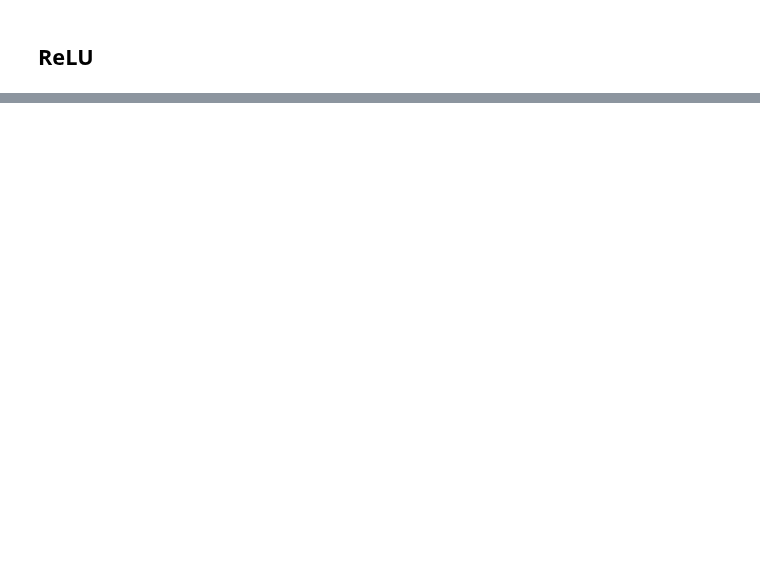
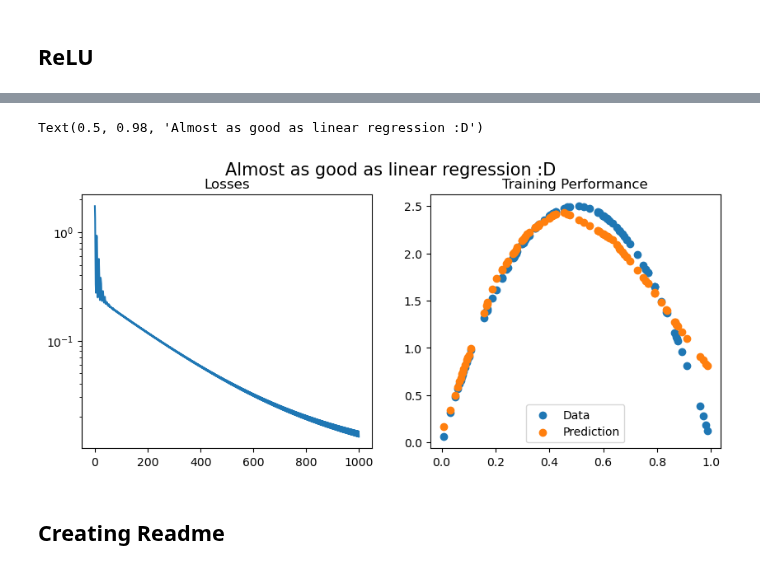
Before and after one commit to emenier/backpropagation, a Jupyter notebook: backpropagation_numpy.ipynb, the cells around one changed output, grey strips where cells are left out. Cells and saved outputs as stored; diff of their text form; code cells hidden in the pictures; blank space fills up the shorter version.

```diff
--- a/backpropagation_numpy.ipynb
+++ b/backpropagation_numpy.ipynb
@@ -209,3 +211,42 @@ Text(0.5, 0.98, 'Almost as good as linear regression :D')
+# %%
+x = np.random.uniform(0.,1.,size=100).reshape(-1,1)
+y = 10*(-x**2+x)
+sizes = [1,64,128,64,1]
+lossfunc = MSELoss()
+network = MLP(sizes,act=ReLU(),init=1e-4)
+lr = 1e-3
+wd = 1e-4
+losses = []
+batch_size = 50
+# %%
+pbar = tqdm(range(500))
+for i in pbar:
+    for j in range(int(x.shape[0]/batch_size)):
+        x_j, y_j = x[j*batch_size:(j+1)*batch_size], y[j*batch_size:(j+1)*batch_size]
+        out = network(x_j)
+        loss, adjoint_state = lossfunc(out,y_j)
+        network.backpropagate(out,adjoint_state)
+        network.gradient_step(lr,wd)
+        losses.append(loss)
+    pbar.set_description('Loss : {:.3e}'.format(loss))
+# %%
+out = network(x)
+fig, axs= plt.subplots(ncols=2,figsize=(10,4))
+plt.sca(axs[0])
+plt.semilogy(losses)
+plt.title('Losses')
+plt.sca(axs[1])
+plt.title('Training Performance')
+
+plt.scatter(x,y,label='Data')
+plt.scatter(x,out,label='Prediction')
+plt.legend()
+fig.suptitle('Almost as good as linear regression :D',fontsize=15)
+# %% [output]
+Text(0.5, 0.98, 'Almost as good as linear regression :D')
+[figure, added]
+# %% [markdown]
+## Creating Readme
 # %%
 %%javascript
 IPython.notebook.save_notebook()
```
Also changed, not shown: parts of 10 cells of this notebook, 4 other files.
